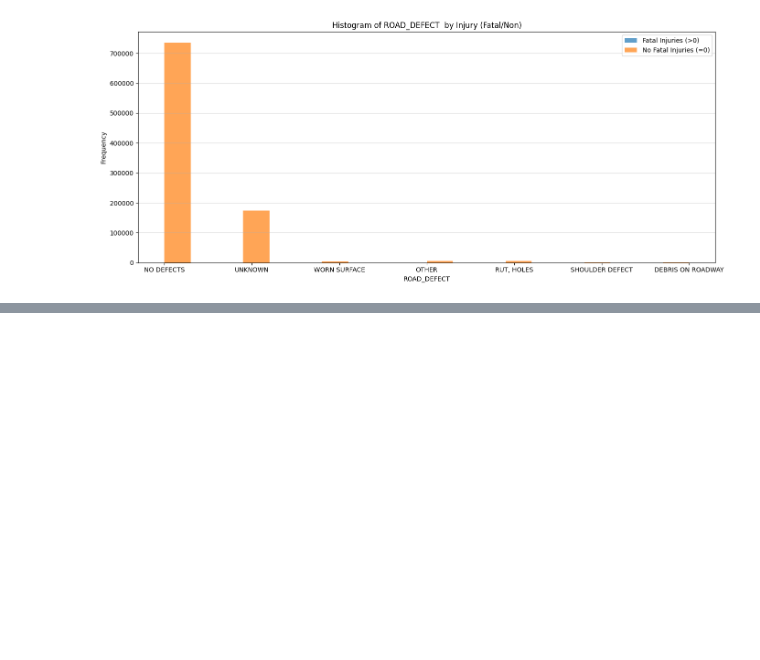
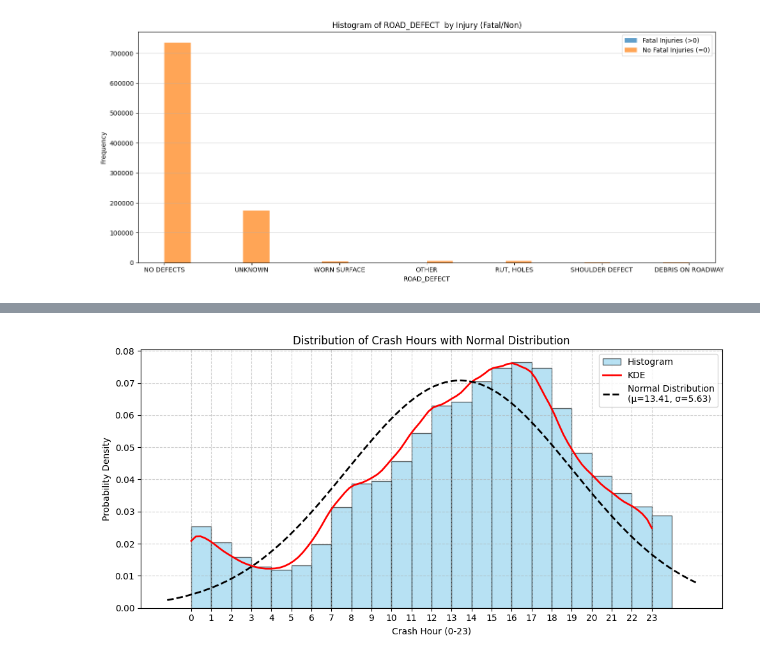
Before and after one commit to rmasud-michigan/siads_521_assignment_3, a Jupyter notebook: chicago_crash_analysis.ipynb, the cells around one changed output, grey strips where cells are left out. Drawn from its saved outputs; the diff is of its cells as text; code cells hidden in the pictures; blank space fills up the shorter version.

Commit message:
more data changes

```diff
--- a/chicago_crash_analysis.ipynb
+++ b/chicago_crash_analysis.ipynb
@@ -474,3 +478,50 @@ setup_interactive_violin()
 [interactive output not drawn]
 [interactive output not drawn]
 [interactive output not drawn]
+# %%
+
+def plot_histogram_crashes_by_year(df:pd.DataFrame,year:int):
+
+    df_copy = df.copy()
+    df_copy = df_copy[df_copy['CRASH_YEAR']==year]
+    plt.figure(figsize=(10, 5))
+    crash_hours = df_copy['CRASH_HOUR']
+
+    # Create the histogram
+    plt.hist(crash_hours, bins=range(25), density=True, alpha=0.6, color='skyblue', edgecolor='black', label='Histogram')
+
+    # Calculate the KDE
+    kde = gaussian_kde(crash_hours)
+    x_kde = np.linspace(min(crash_hours), max(crash_hours), 100)
+    density_kde = kde(x_kde)
+
+    # Plot the KDE curve
+    plt.plot(x_kde, density_kde, color='red', linewidth=2, label='KDE')
+
+    # Calculate the mean and standard deviation of the data
+    mean = np.mean(crash_hours)
+    std = np.std(crash_hours)
+
+    # Generate x values for the normal distribution curve
+    xmin, xmax = plt.xlim()
+    x_norm = np.linspace(xmin, xmax, 100)
+    p = norm.pdf(x_norm, mean, std)
+
+    # Plot the normal distribution curve
+    plt.plot(x_norm, p, 'k--', linewidth=2, label=f'Normal Distribution\n(μ={mean:.2f}, σ={std:.2f})')
+
+    # Customize the plot
+    plt.title('Distribution of Crash Hours with Normal Distribution')
+    plt.xlabel('Crash Hour (0-23)')
+    plt.ylabel('Probability Density')
+    plt.xticks(range(24))
+    plt.legend(loc='best')
+    plt.grid(True, linestyle='--', alpha=0.6)
+    plt.tight_layout()
+
+    # Show the plot
+    plt.show()
+
+plot_histogram_crashes_by_year(df,2020)
+# %% [output]
+[figure, added]
```
Also changed, not shown: parts of 3 cells of this notebook, 2 other files.
